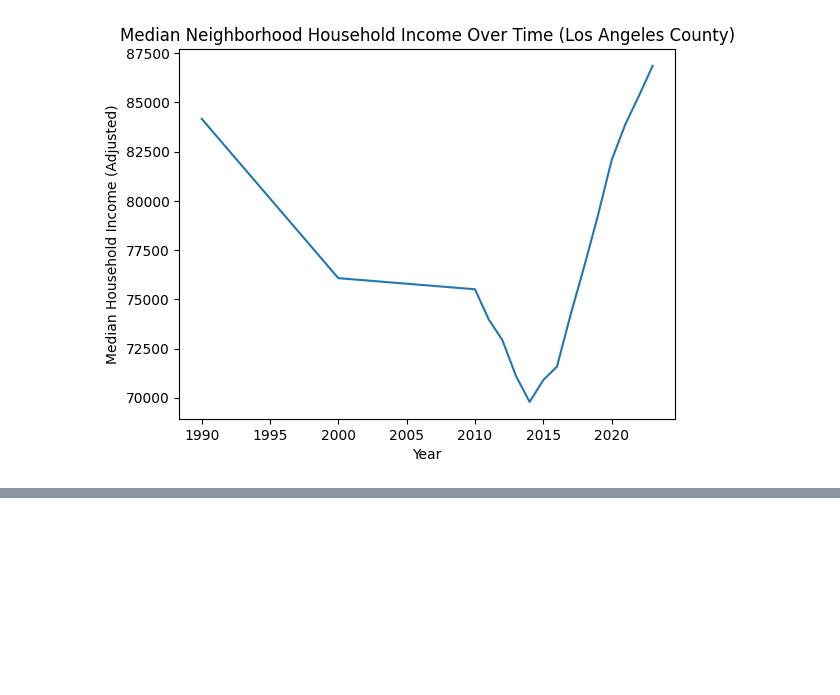
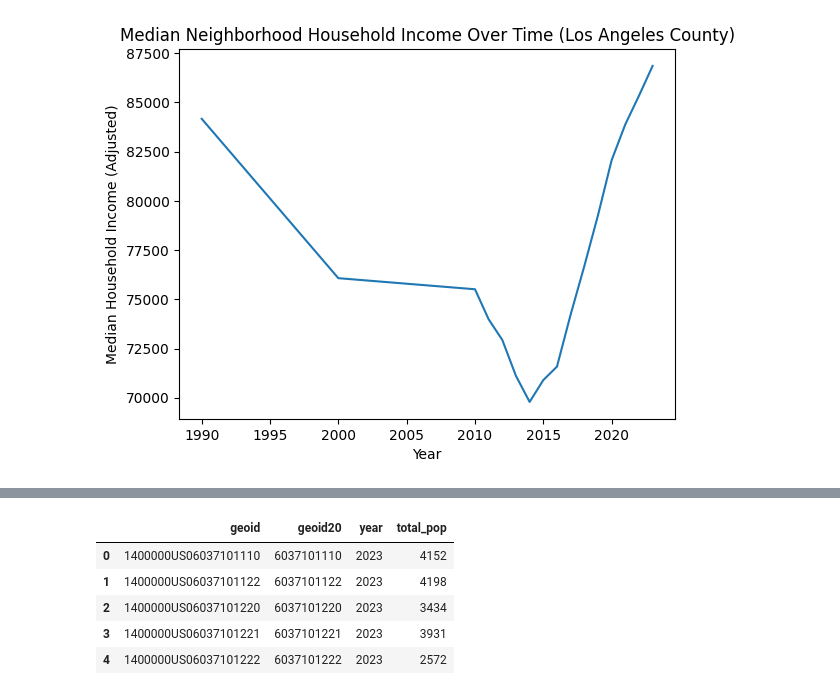
Before and after one commit to DwanjaiOprien/policy-data-exercises, a Jupyter notebook: Notes/meanIncome.ipynb, the cells around one changed output, grey strips where cells are left out. Cells and saved outputs as stored; diff of their text form; code cells hidden in the pictures; blank space fills up the shorter version.

```diff
--- a/Notes/meanIncome.ipynb
+++ b/Notes/meanIncome.ipynb
@@ -88,0 +95,10 @@ plt.show()
+# %%
+totalPop = pd.read_csv('/Users/sergeantsharpe/Documents/GitHub/policy-data-exercises/data/All Years Total Population Calculations.csv')
+totalPop.head(5)
+# %% [output]
+|  | geoid | geoid20 | year | total_pop |
+| 0 | 1400000US06037101110 | 6037101110 | 2023 | 4152 |
+| 1 | 1400000US06037101122 | 6037101122 | 2023 | 4198 |
+| 2 | 1400000US06037101220 | 6037101220 | 2023 | 3434 |
+| 3 | 1400000US06037101221 | 6037101221 | 2023 | 3931 |
+| 4 | 1400000US06037101222 | 6037101222 | 2023 | 2572 |
```
Also changed, not shown: parts of 6 cells of this notebook, 3 other files.
